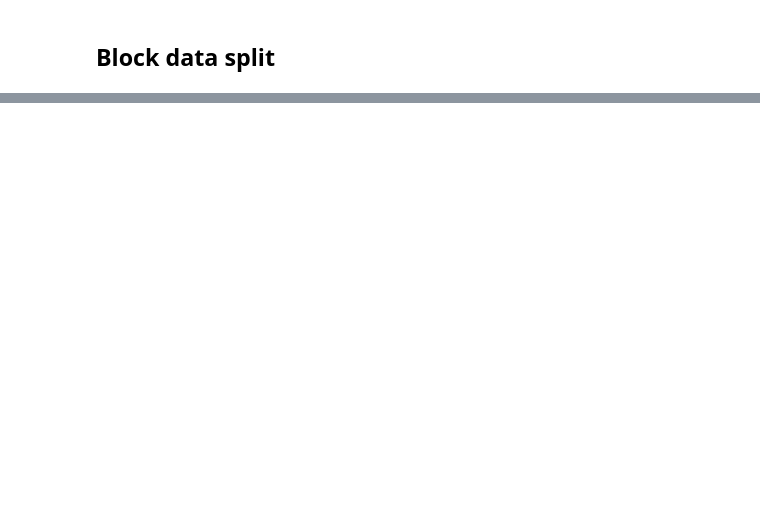
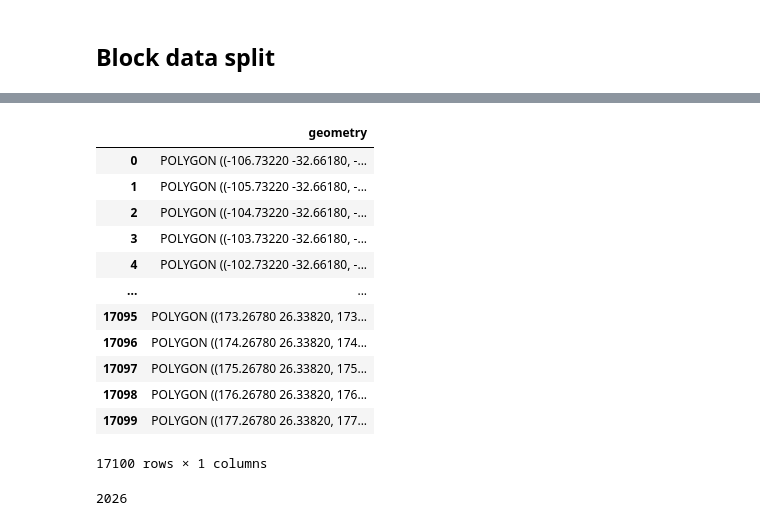
Before and after one commit to janpisl/location-encoding, a Jupyter notebook: notebooks/Merge examples from different datasets.ipynb, the cells around one changed output, grey strips where cells are left out. Cells and saved outputs as stored; diff of their text form; code cells hidden in the pictures; blank space fills up the shorter version.

```diff
--- a/notebooks/Merge examples from different datasets.ipynb
+++ b/notebooks/Merge examples from different datasets.ipynb
@@ -356,3 +255,19 @@ _densities.loc[_densities.density == _densities.density.max()]
+# %%
+grid_geodf
+# %% [output]
+|  | geometry |
+| 0 | POLYGON ((-106.73220 -32.66180, -... |
+| 1 | POLYGON ((-105.73220 -32.66180, -... |
+| 2 | POLYGON ((-104.73220 -32.66180, -... |
+| 3 | POLYGON ((-103.73220 -32.66180, -... |
+| 4 | POLYGON ((-102.73220 -32.66180, -... |
+| ... | ... |
+| 17095 | POLYGON ((173.26780 26.33820, 173... |
+| 17096 | POLYGON ((174.26780 26.33820, 174... |
+| 17097 | POLYGON ((175.26780 26.33820, 175... |
+| 17098 | POLYGON ((176.26780 26.33820, 176... |
+| 17099 | POLYGON ((177.26780 26.33820, 177... |
+17100 rows × 1 columns
 # %%
 
 out = vd.block_split(
@@ -394,0 +280,4 @@ subset['split'] = splits
+# %%
+len(blocks)
+# %% [output]
+2026
```
Also changed, not shown: parts of 50 cells of this notebook, 9 other files.
